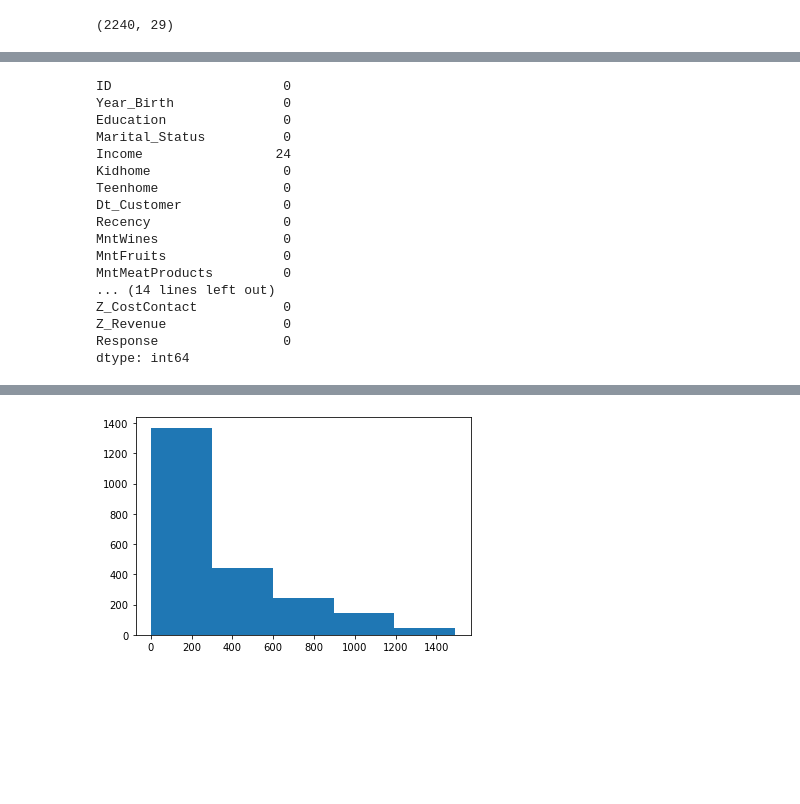
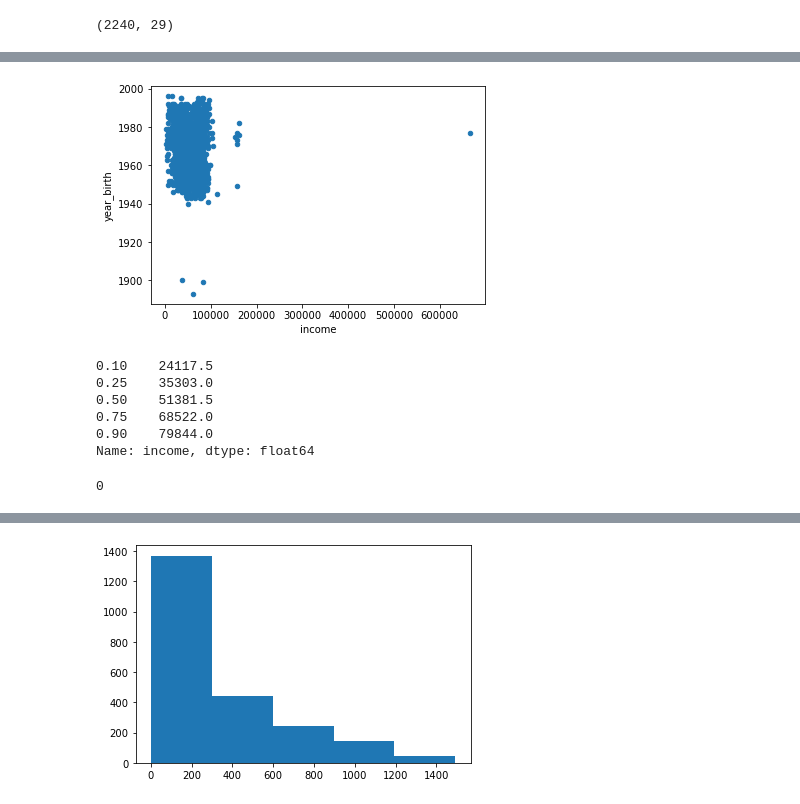
Before and after one commit to Jescolbourne/IOD, a Jupyter notebook: MiniProject_1/MiniProject_1.ipynb, the cells around one changed output, grey strips where cells are left out. Drawn from its saved outputs; the diff is of its cells as text; code cells hidden in the pictures; blank space fills up the shorter version.

```diff
--- a/MiniProject_1/MiniProject_1.ipynb
+++ b/MiniProject_1/MiniProject_1.ipynb
@@ -24,0 +156,5 @@ cp.shape
+# %%
+cp.plot.scatter(x="income", y="year_birth")
+plt.show()
+# %% [output]
+[figure, added]
@@ -24,0 +163,10 @@ cp.shape
+# %%
+#Because we outlier in 'income' group, we'll replace missing income values using quantile
+cp['income'].quantile(q=(0.1, 0.25, 0.5, 0.75, 0.9))
+# %% [output]
+0.10    24117.5
+0.25    35303.0
+0.50    51381.5
+0.75    68522.0
+0.90    79844.0
+Name: income, dtype: float64
@@ -25,20 +176,4 @@ cp.shape
 # %%
-cp.isnull().sum()
+cp['income'].isnull().sum()
 # %% [output]
-ID                      0
-Year_Birth              0
-Education               0
-Marital_Status          0
-Income                 24
-Kidhome                 0
-Teenhome                0
-Dt_Customer             0
-Recency                 0
-MntWines                0
-MntFruits               0
-MntMeatProducts         0
-... (14 lines left out)
-Z_CostContact           0
-Z_Revenue               0
-Response                0
-dtype: int64
+0
```
Also changed, not shown: parts of 83 cells of this notebook, 7 other files.
